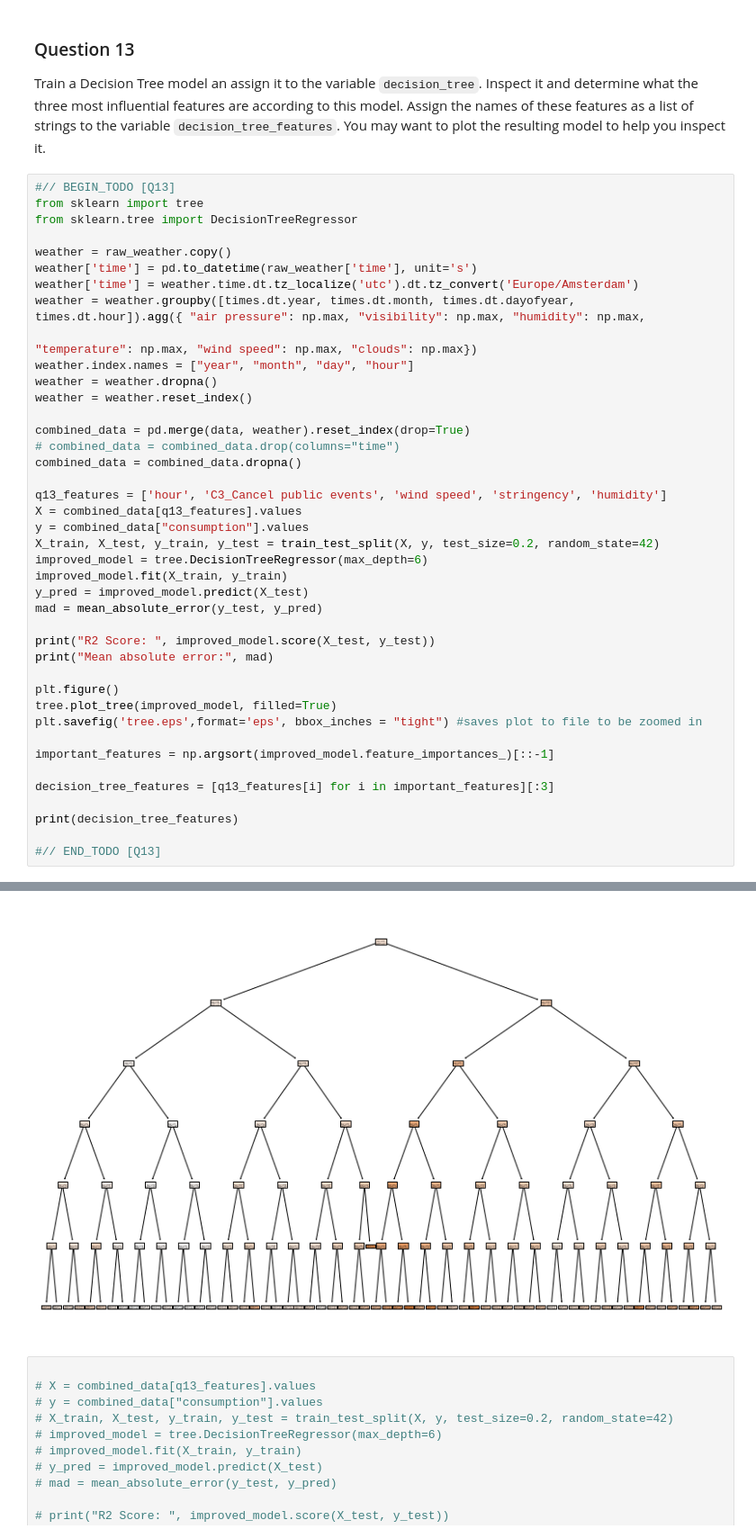
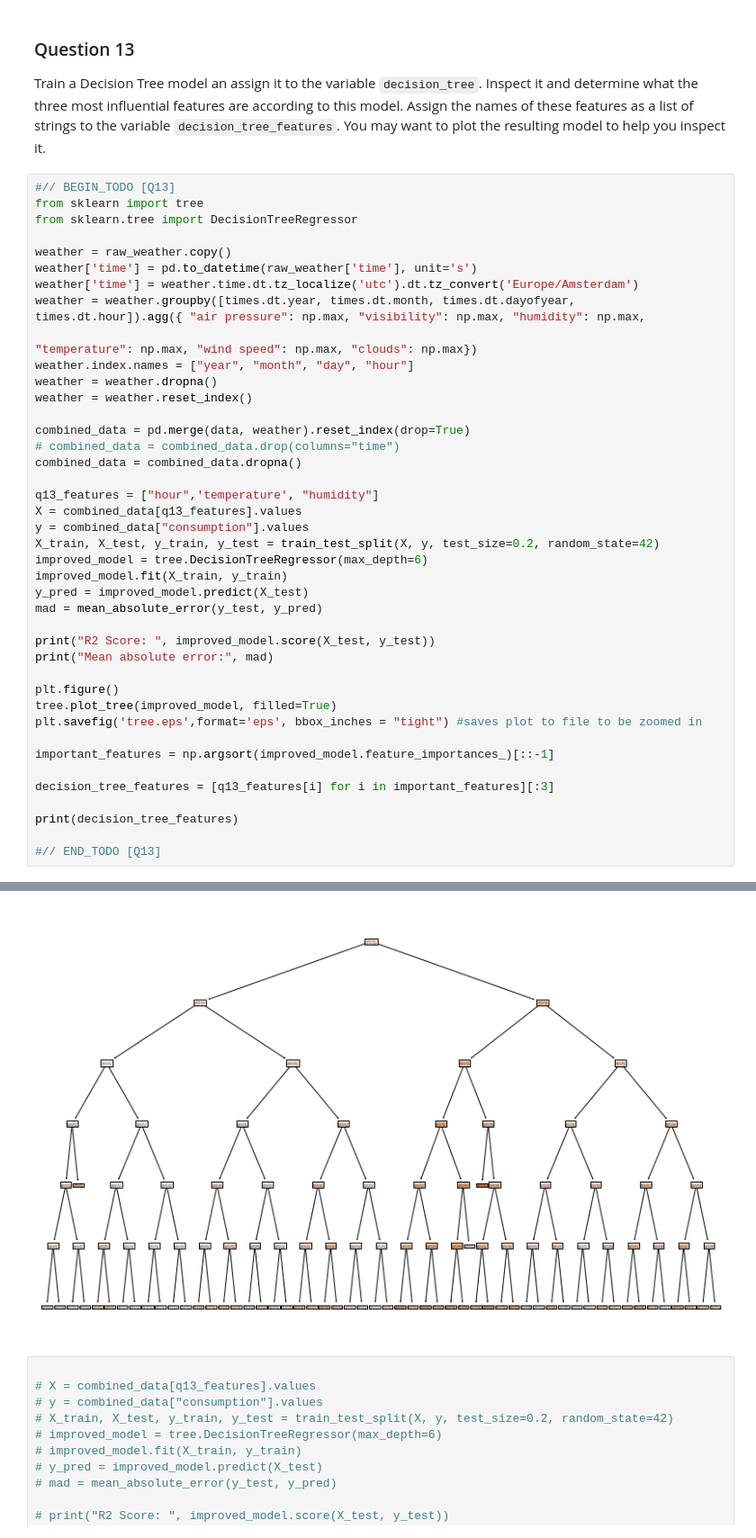
Before and after one commit to PanosBn/IoTGroup9, a Jupyter notebook: assignment.ipynb, the cells around one changed output, grey strips where cells are left out. Shown: that part at 90% size. Cells and saved outputs as stored; diff of their text form.

```diff
--- a/assignment.ipynb
+++ b/assignment.ipynb
@@ -1052,7 +1050,7 @@ combined_data = pd.merge(data, weather).reset_index(drop=True)
 # combined_data = combined_data.drop(columns="time")
 combined_data = combined_data.dropna()
 
-q13_features = ['hour', 'C3_Cancel public events', 'wind speed', 'stringency', 'humidity']
+q13_features = ["hour",'temperature', "humidity"]
 X = combined_data[q13_features].values
 y = combined_data["consumption"].values
 X_train, X_test, y_train, y_test = train_test_split(X, y, test_size=0.2, random_state=42)
@@ -1082,4 +1080,4 @@ Mean absolute error: 0.17555716027641974
-[figure, old version]
+[figure, new version]
 # %%
 
 # X = combined_data[q13_features].values
```
Also changed, not shown: parts of 13 cells of this notebook.
